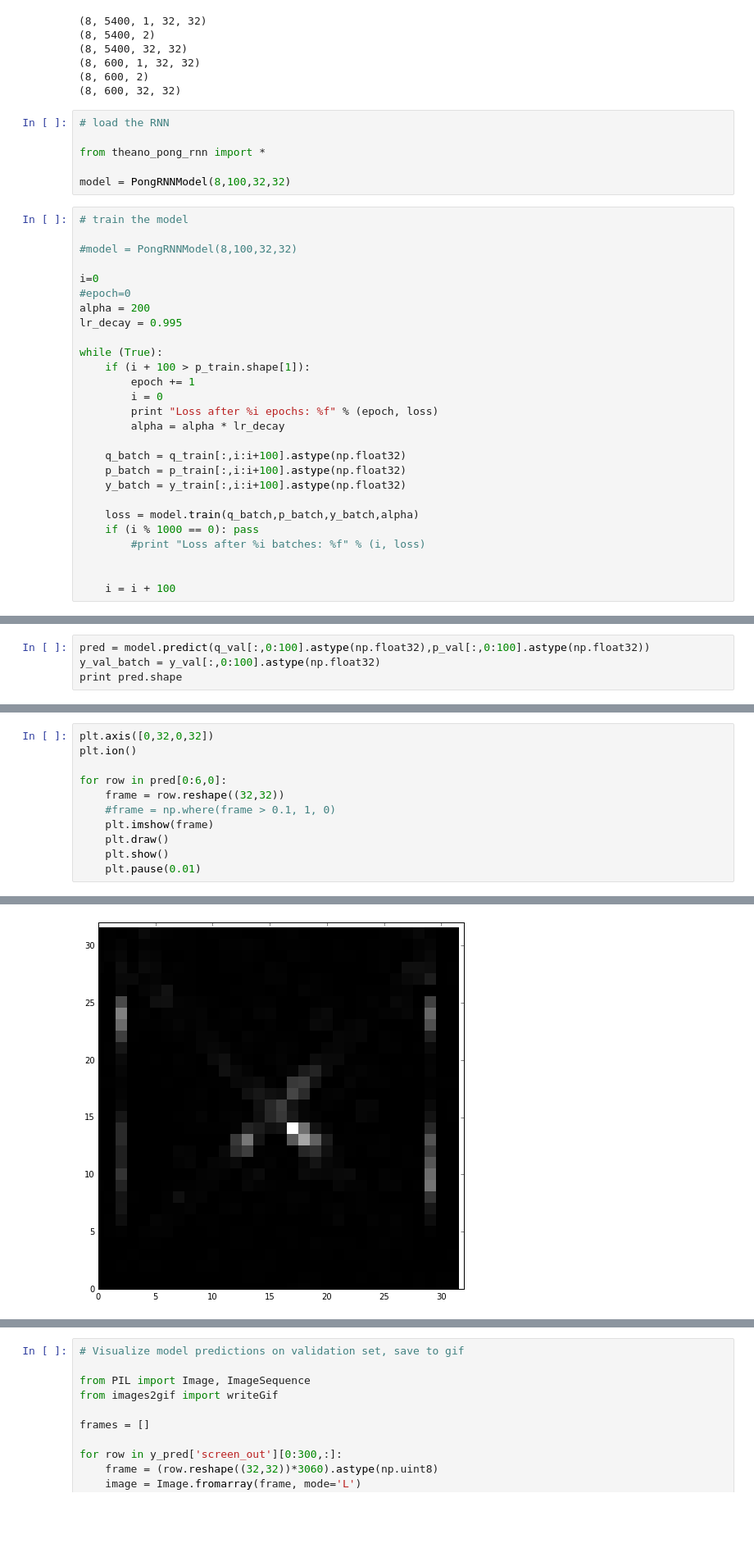
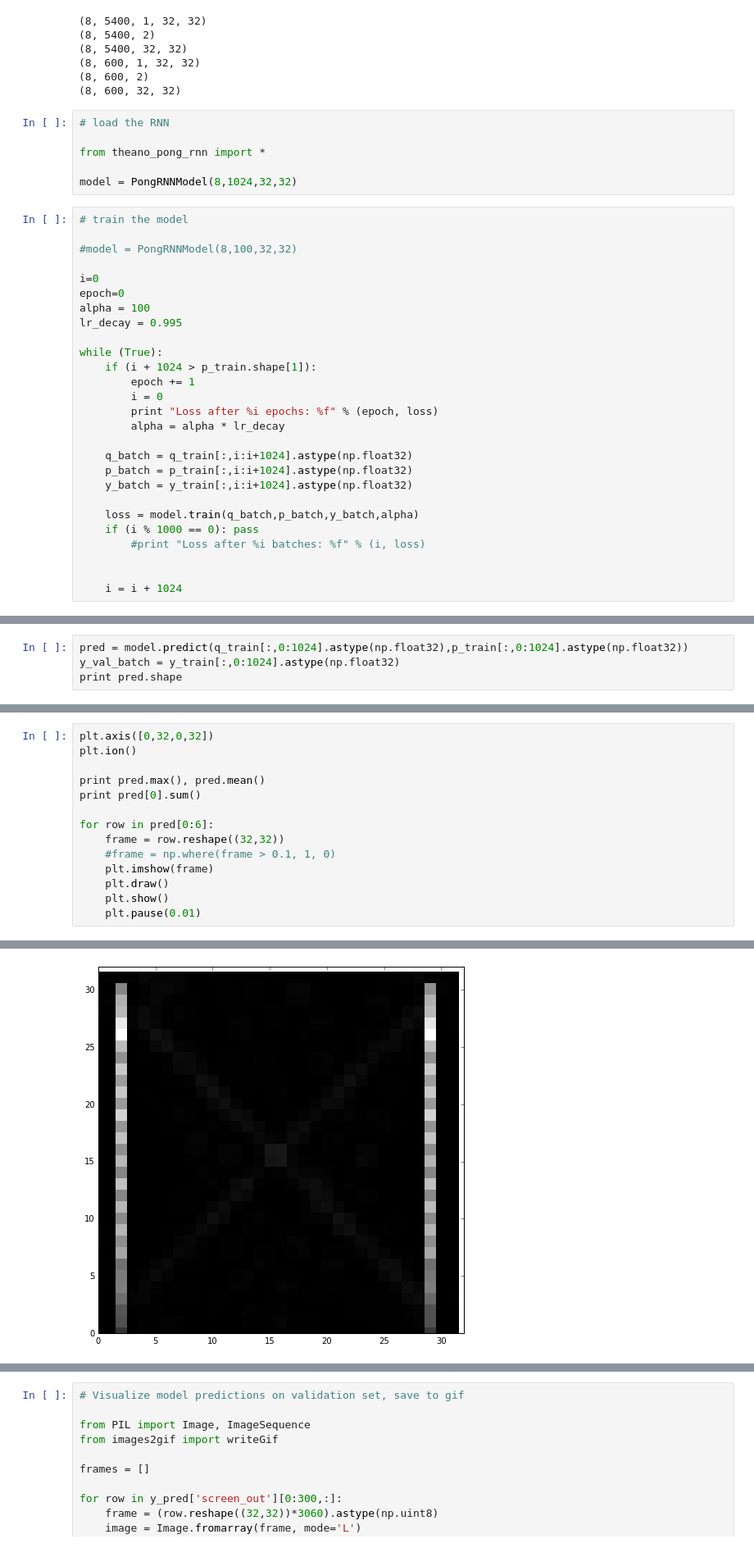
Before and after one commit to dmgottlieb/pong_rnn, a Jupyter notebook: PongRNN.ipynb, the cells around one changed output, grey strips where cells are left out. Shown at 82% size. Cells and saved outputs as stored; diff of their text form; blank space fills up the shorter version.

Commit message:
improvements to prediction and loss function (needn't sum to 1)

```diff
--- a/PongRNN.ipynb
+++ b/PongRNN.ipynb
@@ -90,32 +90,32 @@ print y_val.shape
 
 from theano_pong_rnn import *
 
-model = PongRNNModel(8,100,32,32)
+model = PongRNNModel(8,1024,32,32)
 # %%
 # train the model
 
 #model = PongRNNModel(8,100,32,32)
 
 i=0
-#epoch=0
-alpha = 200
+epoch=0
+alpha = 100
 lr_decay = 0.995
 
 while (True):
-    if (i + 100 > p_train.shape[1]):
+    if (i + 1024 > p_train.shape[1]):
         epoch += 1
         i = 0
         print "Loss after %i epochs: %f" % (epoch, loss)
         alpha = alpha * lr_decay
 
-    q_batch = q_train[:,i:i+100].astype(np.float32)
-    p_batch = p_train[:,i:i+100].astype(np.float32)
-    y_batch = y_train[:,i:i+100].astype(np.float32)
+    q_batch = q_train[:,i:i+1024].astype(np.float32)
+    p_batch = p_train[:,i:i+1024].astype(np.float32)
+    y_batch = y_train[:,i:i+1024].astype(np.float32)
 
     loss = model.train(q_batch,p_batch,y_batch,alpha)
     if (i % 1000 == 0): pass
         #print "Loss after %i batches: %f" % (i, loss)
 
 
-    i = i + 100
+    i = i + 1024
 # %% [output]
@@ -125,5 +133,5 @@ KeyboardInterrupt:
 # %%
-pred = model.predict(q_val[:,0:100].astype(np.float32),p_val[:,0:100].astype(np.float32))
-y_val_batch = y_val[:,0:100].astype(np.float32)
+pred = model.predict(q_train[:,0:1024].astype(np.float32),p_train[:,0:1024].astype(np.float32))
+y_val_batch = y_train[:,0:1024].astype(np.float32)
 print pred.shape
 # %% [output]
@@ -132,7 +143,10 @@ print pred.shape
 plt.axis([0,32,0,32])
 plt.ion()
 
-for row in pred[0:6,0]:
+print pred.max(), pred.mean()
+print pred[0].sum()
+
+for row in pred[0:6]:
     frame = row.reshape((32,32))
     #frame = np.where(frame > 0.1, 1, 0)
     plt.imshow(frame)
@@ -143 +159 @@ for row in pred[0:6,0]:
-[figure, old version]
+[figure, new version]
```
Also changed, not shown: parts of 5 cells of this notebook, 2 other files.
